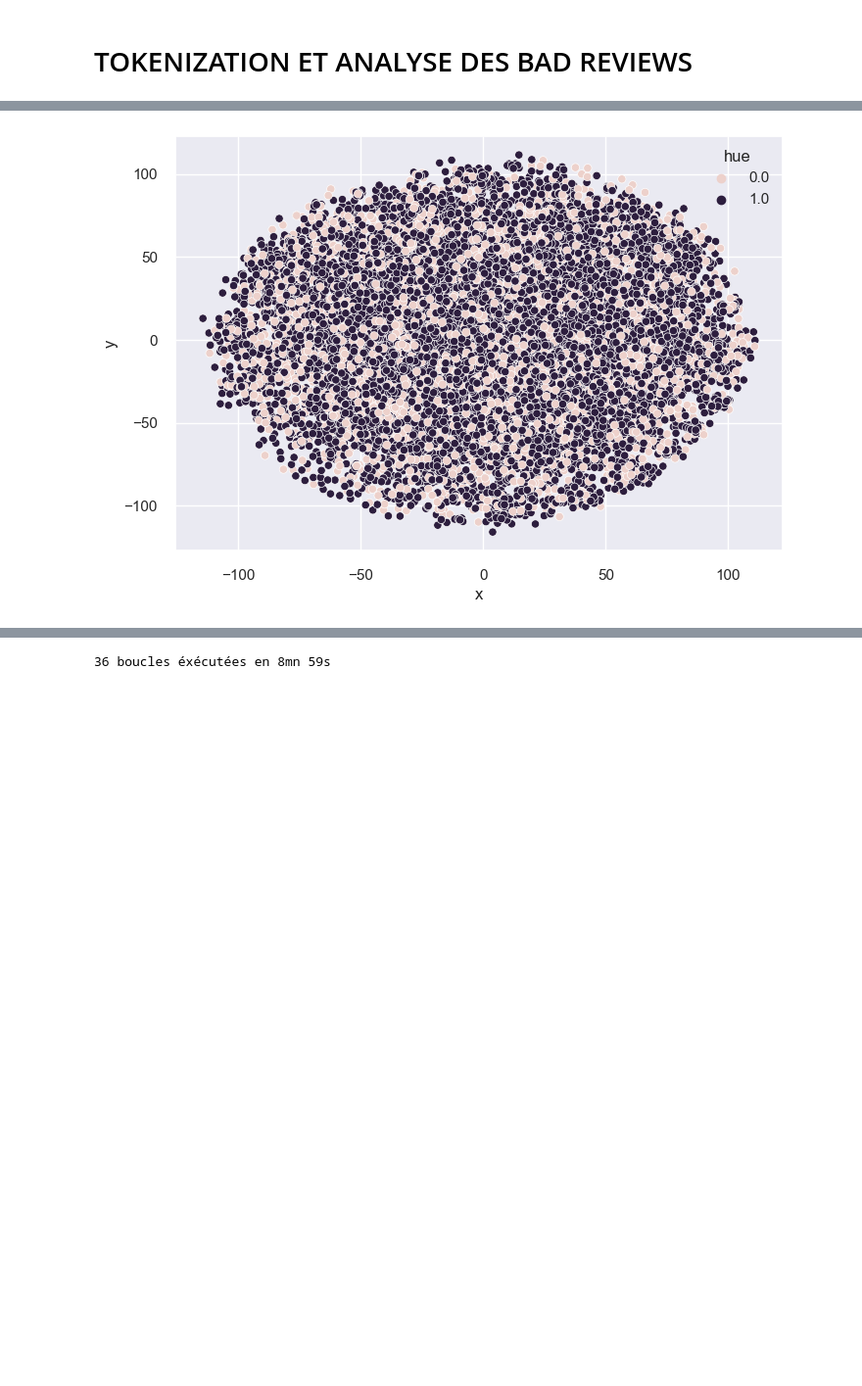
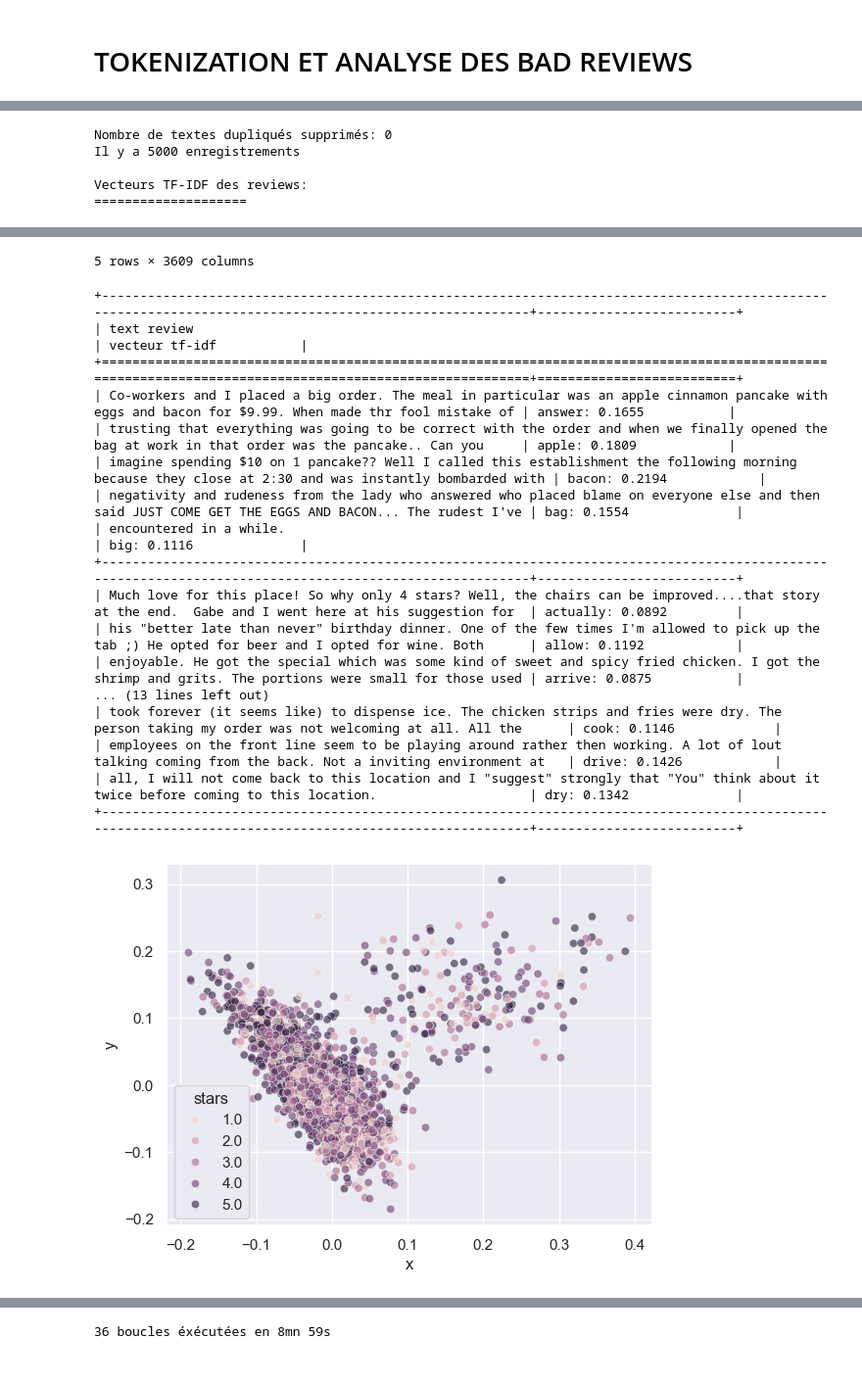
Before and after one commit to CODEheures/oc-ingenieur-ia, a Jupyter notebook: p6/projet/preprocess_text.ipynb, the cells around one changed output, grey strips where cells are left out. Shown at 98% size. Cells and saved outputs as stored; diff of their text form; code cells hidden in the pictures; blank space fills up the shorter version.

```diff
--- a/p6/projet/preprocess_text.ipynb
+++ b/p6/projet/preprocess_text.ipynb
@@ -32,10 +32,10 @@ PREVIEW_SIZE = 1000
 
 # EXTRACT PHASE
 CHUNK_SIZE = 10000
-EXTRACT_PARQUET = False
+EXTRACT_PARQUET = True
 
 # SAMPLINg
-SAMPLING_SIZE = 4000
+SAMPLING_SIZE = 1000
 
 ORIGINAL_DATASET_DIR = 'data/original/yelp_dataset/'
 WORK_DATASET_DIR = 'data/work/yelp_dataset/'
@@ -134,7 +134,7 @@ def tokenize(text):
     from nltk.stem import WordNetLemmatizer
 
     # Tokenization
-    tokenizer = RegexpTokenizer(r'(?u)\b\w\w+\b')
+    tokenizer = RegexpTokenizer(r'\w+')
     tokens = tokenizer.tokenize(text)
 
     # Keep tokens with length > 2
@@ -463,14 +465,26 @@ def tf_idf(reviews, min_df = 4, max_df = 100, tsne_target = None, pca_target = N
     if verbose > 1: display(reviews.sample(5, random_state=0))
 
 
-    vectorizer = TfidfVectorizer(tokenizer=tokenize, token_pattern=None, preprocessor=preprocess_text, min_df=min_df, max_df=max_df, stop_words="english")
+    vectorizer = TfidfVectorizer(tokenizer=tokenize, token_pattern=None, preprocessor=preprocess_text, min_df=min_df, max_df=max_df, stop_words="english", sublinear_tf=True,ngram_range=(1,2))
     values = vectorizer.fit_transform(reviews['text'])
 
+    if verbose > 0:
+        print('\nVecteurs TF-IDF des reviews:\n====================')
+        df = pd.DataFrame(values.toarray(), columns=vectorizer.get_feature_names_out())
+        display(df.head())
+
+        reviews_vecteurs = []
+        for index in df.sample(5, random_state=0).index:
+            review_tfidf = df.iloc[index][df.iloc[index] > 0].to_dict()
+            reviews_vecteurs.append([reviews.iloc[index]['text'] , '\n'.join([f'{token}: {tfidf:.4f}' for token, tfidf in review_tfidf.items()])])
+        print(tabulate(reviews_vecteurs, headers=['text review', 'vecteur tf-idf'], tablefmt="grid", maxcolwidths=[150, None]))
+
     if tsne_target:
-        X_tsne = TSNE(n_components=2, learning_rate='auto', init='random', perplexity=15).fit_transform(values)
+        X_tsne = TSNE(n_components=2, learning_rate='auto', init='random', perplexity=35).fit_transform(values)
         tsne_df = pd.DataFrame(X_tsne, columns=['x', 'y'])
         tsne_df['hue'] = reviews[tsne_target]
         sns.scatterplot(data=tsne_df, x='x', y='y', hue='hue')
+        plt.show()
 
     if pca_target:
         #scaler = StandardScaler()
@@ -479,9 +493,16 @@ def tf_idf(reviews, min_df = 4, max_df = 100, tsne_target = None, pca_target = N
         X_pca = pca.fit_transform(values.toarray())
         pca_df = pd.DataFrame(X_pca, columns=['x', 'y'])
         pca_df[pca_target] = reviews[pca_target]
-        display(pca_df.shape)
         sns.scatterplot(data=pca_df, x='x', y='y', hue=pca_target, alpha=0.6)
+        plt.show()
+
+    return values, vectorizer
 # %%
 reviews = get_reviews(max_stars=5)
-tf_idf(reviews=reviews, min_df=2, max_df=0.3, tsne_target='is_open')
+values, vectorizer = tf_idf(reviews=reviews, min_df=10, max_df=0.1, pca_target='stars', verbose=1)
 # %% [output]
+Nombre de textes dupliqués supprimés: 0
+Il y a 5000 enregistrements
+
+Vecteurs TF-IDF des reviews:
+====================
@@ -488 +515,19 @@ tf_idf(reviews=reviews, min_df=2, max_df=0.3, tsne_target='is_open')
+5 rows × 3609 columns
++--------------------------------------------------------------------------------------------------------------------------------------------------------+--------------------------+
+| text review                                                                                                                                            | vecteur tf-idf           |
++========================================================================================================================================================+==========================+
+| Co-workers and I placed a big order. The meal in particular was an apple cinnamon pancake with eggs and bacon for $9.99. When made thr fool mistake of | answer: 0.1655           |
+| trusting that everything was going to be correct with the order and when we finally opened the bag at work in that order was the pancake.. Can you     | apple: 0.1809            |
+| imagine spending $10 on 1 pancake?? Well I called this establishment the following morning because they close at 2:30 and was instantly bombarded with | bacon: 0.2194            |
+| negativity and rudeness from the lady who answered who placed blame on everyone else and then said JUST COME GET THE EGGS AND BACON... The rudest I've | bag: 0.1554              |
+| encountered in a while.                                                                                                                                | big: 0.1116              |
++--------------------------------------------------------------------------------------------------------------------------------------------------------+--------------------------+
+| Much love for this place! So why only 4 stars? Well, the chairs can be improved....that story at the end.  Gabe and I went here at his suggestion for  | actually: 0.0892         |
+| his "better late than never" birthday dinner. One of the few times I'm allowed to pick up the tab ;) He opted for beer and I opted for wine. Both      | allow: 0.1192            |
+| enjoyable. He got the special which was some kind of sweet and spicy fried chicken. I got the shrimp and grits. The portions were small for those used | arrive: 0.0875           |
+... (13 lines left out)
+| took forever (it seems like) to dispense ice. The chicken strips and fries were dry. The person taking my order was not welcoming at all. All the      | cook: 0.1146             |
+| employees on the front line seem to be playing around rather then working. A lot of lout talking coming from the back. Not a inviting environment at   | drive: 0.1426            |
+| all, I will not come back to this location and I "suggest" strongly that "You" think about it twice before coming to this location.                    | dry: 0.1342              |
++--------------------------------------------------------------------------------------------------------------------------------------------------------+--------------------------+
-[figure, old version]
+[figure, new version]
```
Also changed, not shown: parts of 11 cells of this notebook.
